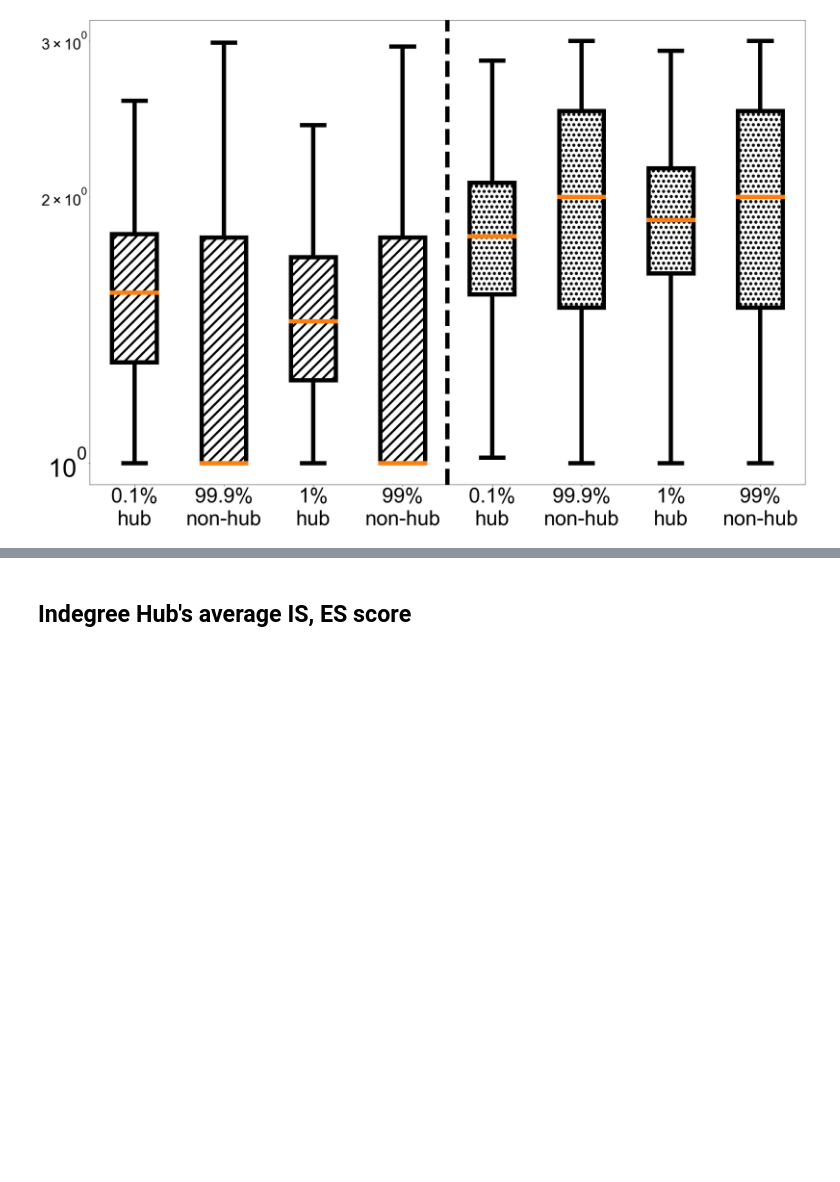
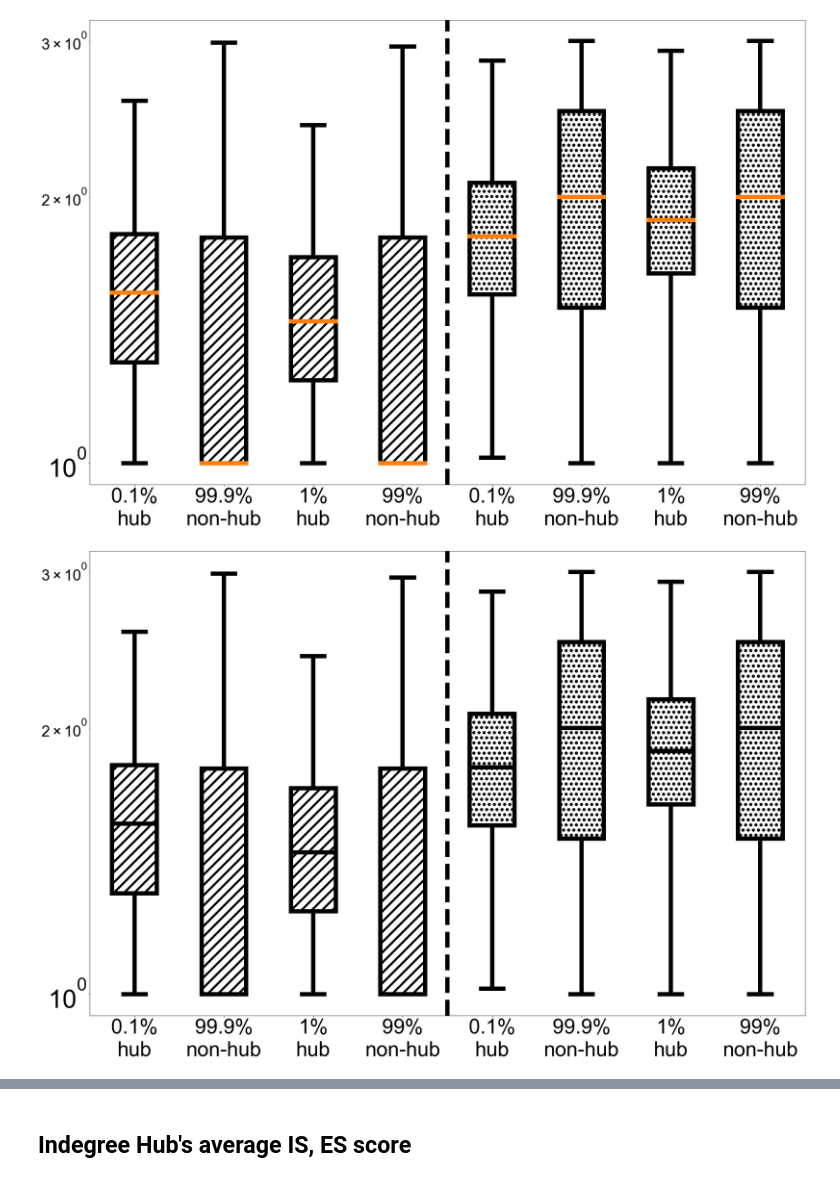
Before and after one commit to tr0up2r/plotting-and-graph-analysis, a Jupyter notebook: boxplot.ipynb, the cells around one changed output, grey strips where cells are left out. Drawn from its saved outputs; the diff is of its cells as text; code cells hidden in the pictures; blank space fills up the shorter version.

```diff
--- a/boxplot.ipynb
+++ b/boxplot.ipynb
@@ -386,2 +411,12 @@ draw_colored_boxplot_for_hub(result_list, "boxplot_average_is_es_outdegree_hub_n
 # %% [output]
 [figure]
+# %%
+patterns = ['/', '.']
+median_colors = ['black', 'black']
+xlabel = [f"0.1%{newline}hub", f"99.9%{newline}non-hub", f"1%{newline}hub", f"99%{newline}non-hub", f"0.1%{newline}hub", f"99.9%{newline}non-hub", f"1%{newline}hub", f"99%{newline}non-hub"]
+
+draw_colored_boxplot_for_hub(result_list, "boxplot_average_is_es_outdegree_hub_non_hub", xlabel,
+                             'average score', [1, 2, 3, 4, 5, 6, 7, 8], xticks_fontsize=48, yticks_fontsize=60,
+                             fill_box='pattern', colors=median_colors, patterns=patterns, median_colors=median_colors)
+# %% [output]
+[figure, added]
```
Also changed, not shown: parts of 10 cells of this notebook.
